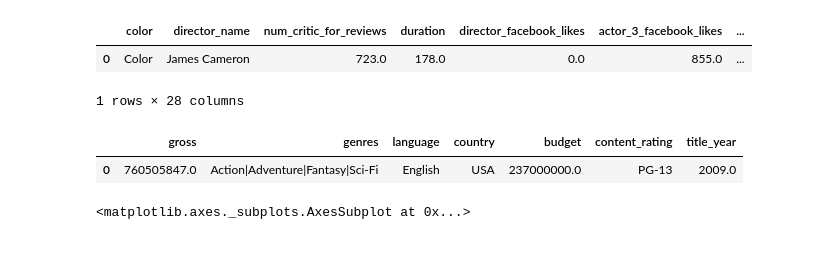
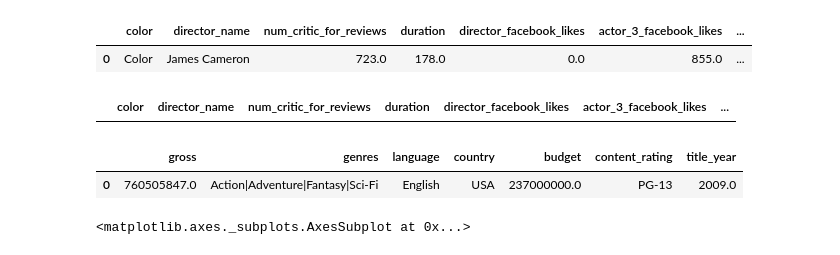
Before and after one commit to rogerfitz/tutorials, a Jupyter notebook: movies_vs_great_recession/EDA.ipynb, the cells around one changed output. Drawn from its saved outputs; the diff is of its cells as text; code cells hidden in the pictures.

```diff
--- a/movies_vs_great_recession/EDA.ipynb
+++ b/movies_vs_great_recession/EDA.ipynb
@@ -1,6 +1,6 @@
 # %%
 import pandas as pd
-pd.options.display.max_rows = None
+pd.options.display.max_columns = None
 import seaborn as sns
 import matplotlib.pyplot as plt
 %matplotlib inline
@@ -10,7 +10,10 @@ movies.head(1)
 # %% [output]
 |  | color | director_name | num_critic_for_reviews | duration | director_facebook_likes | actor_3_facebook_likes | ... |
 | 0 | Color | James Cameron | 723.0 | 178.0 | 0.0 | 855.0 | ... |
-1 rows × 28 columns
+# %%
+movies[movies['movie_title'].str.contains('Hitcher')]
+# %% [output]
+|  | color | director_name | num_critic_for_reviews | duration | director_facebook_likes | actor_3_facebook_likes | ... |
 # %%
 movies=movies[['gross','genres','language','country','budget','content_rating','title_year']]
 # %%
```
Also changed, not shown: 3 other files.
